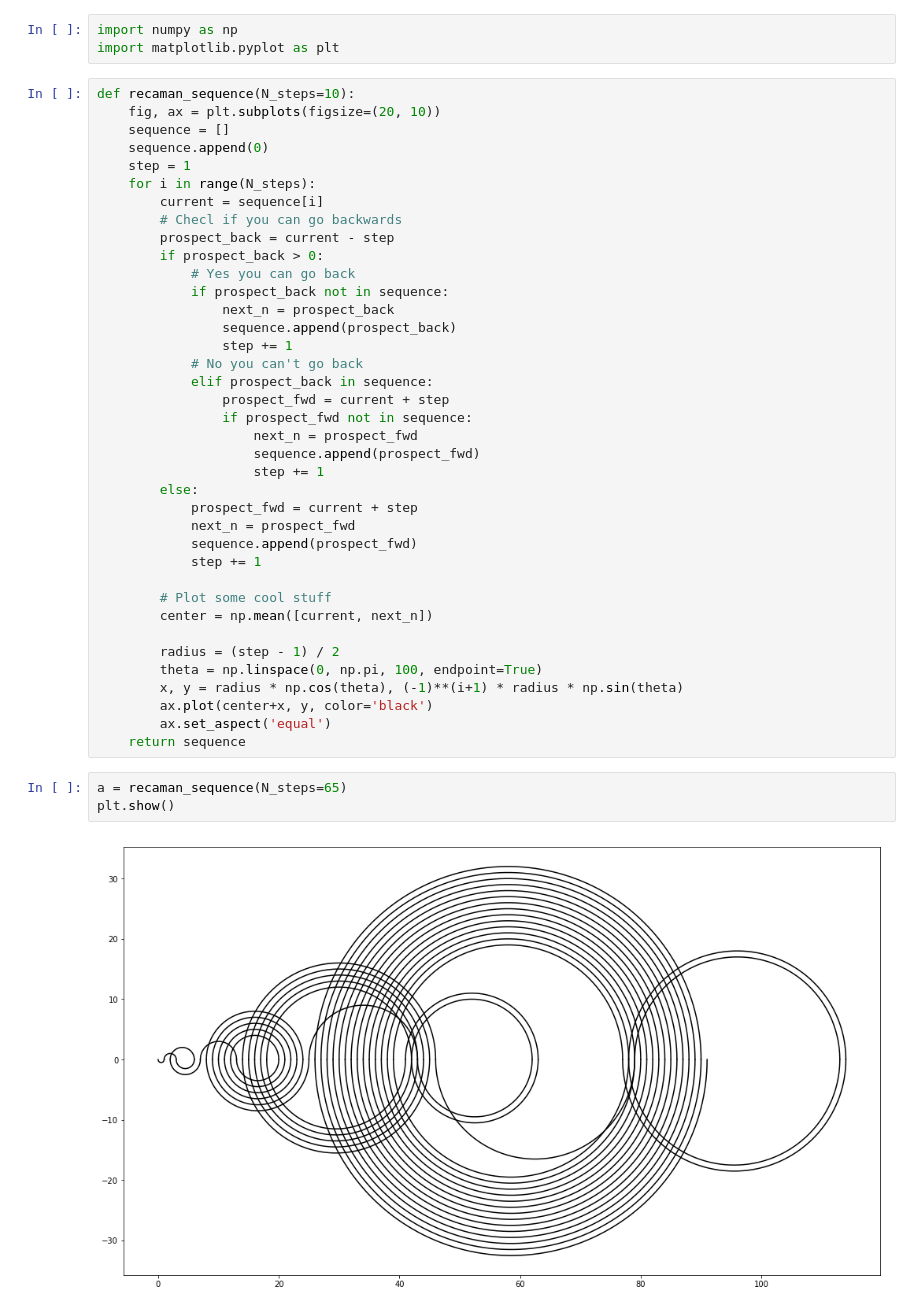
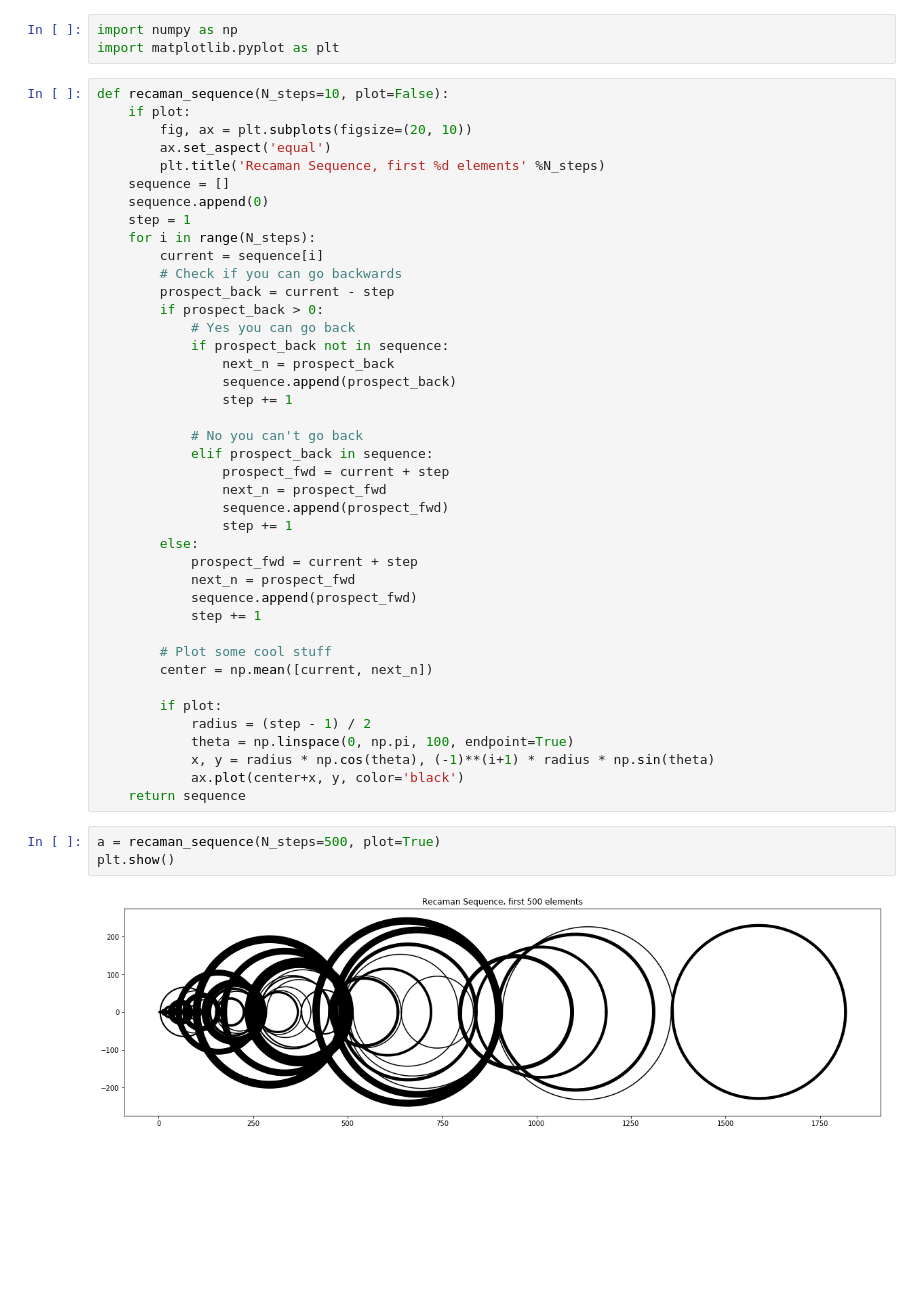
Before and after one commit to bubnicbf/Physics-Libraries, a Jupyter notebook: Project_Euler/Recaman_sequence.ipynb, the cells around one changed output. Cells and saved outputs as stored; diff of their text form; blank space fills up the shorter version.

```diff
--- a/Project_Euler/Recaman_sequence.ipynb
+++ b/Project_Euler/Recaman_sequence.ipynb
@@ -4,14 +12,17 @@
 import numpy as np
 import matplotlib.pyplot as plt
 # %%
-def recaman_sequence(N_steps=10):
-    fig, ax = plt.subplots(figsize=(20, 10))
+def recaman_sequence(N_steps=10, plot=False):
+    if plot:
+        fig, ax = plt.subplots(figsize=(20, 10))
+        ax.set_aspect('equal')
+        plt.title('Recaman Sequence, first %d elements' %N_steps)
     sequence = []
     sequence.append(0)
     step = 1
     for i in range(N_steps):
         current = sequence[i]
-        # Checl if you can go backwards
+        # Check if you can go backwards
         prospect_back = current - step
         if prospect_back > 0:
             # Yes you can go back
@@ -19,13 +30,13 @@ def recaman_sequence(N_steps=10):
                 next_n = prospect_back
                 sequence.append(prospect_back)
                 step += 1
+
             # No you can't go back
             elif prospect_back in sequence:
                 prospect_fwd = current + step
-                if prospect_fwd not in sequence:
-                    next_n = prospect_fwd
-                    sequence.append(prospect_fwd)
-                    step += 1
+                next_n = prospect_fwd
+                sequence.append(prospect_fwd)
+                step += 1
         else:
             prospect_fwd = current + step
             next_n = prospect_fwd
@@ -35,14 +46,14 @@ def recaman_sequence(N_steps=10):
         # Plot some cool stuff
         center = np.mean([current, next_n])
 
-        radius = (step - 1) / 2
-        theta = np.linspace(0, np.pi, 100, endpoint=True)
-        x, y = radius * np.cos(theta), (-1)**(i+1) * radius * np.sin(theta)
-        ax.plot(center+x, y, color='black')
-        ax.set_aspect('equal')
+        if plot:
+            radius = (step - 1) / 2
+            theta = np.linspace(0, np.pi, 100, endpoint=True)
+            x, y = radius * np.cos(theta), (-1)**(i+1) * radius * np.sin(theta)
+            ax.plot(center+x, y, color='black')
     return sequence
 # %%
-a = recaman_sequence(N_steps=65)
+a = recaman_sequence(N_steps=500, plot=True)
 plt.show()
 # %% [output]
-[figure, old version]
+[figure, new version]
```
Also changed, not shown: parts of 4 cells of this notebook.
